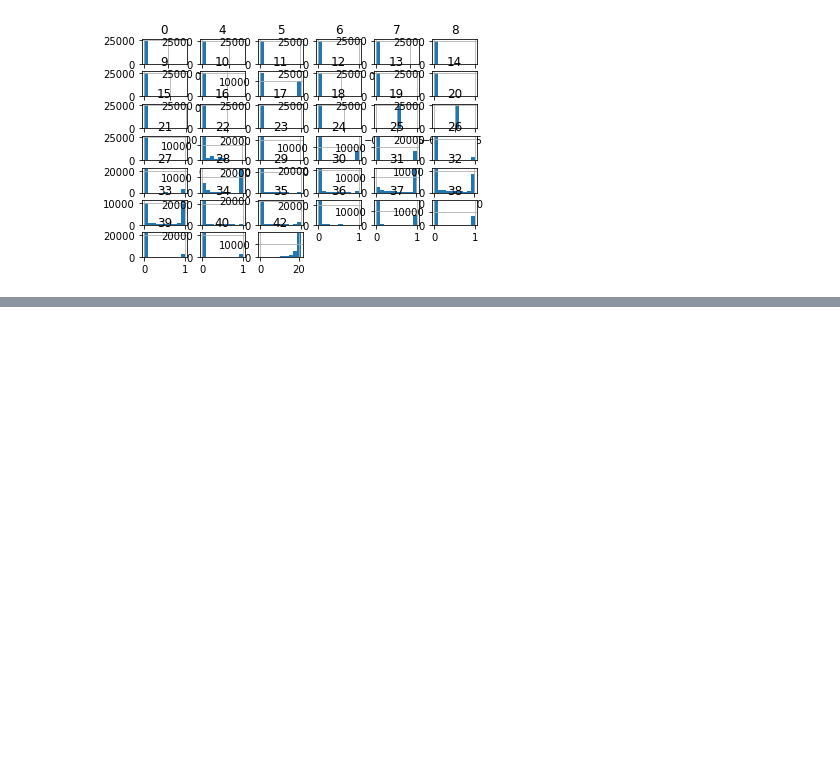
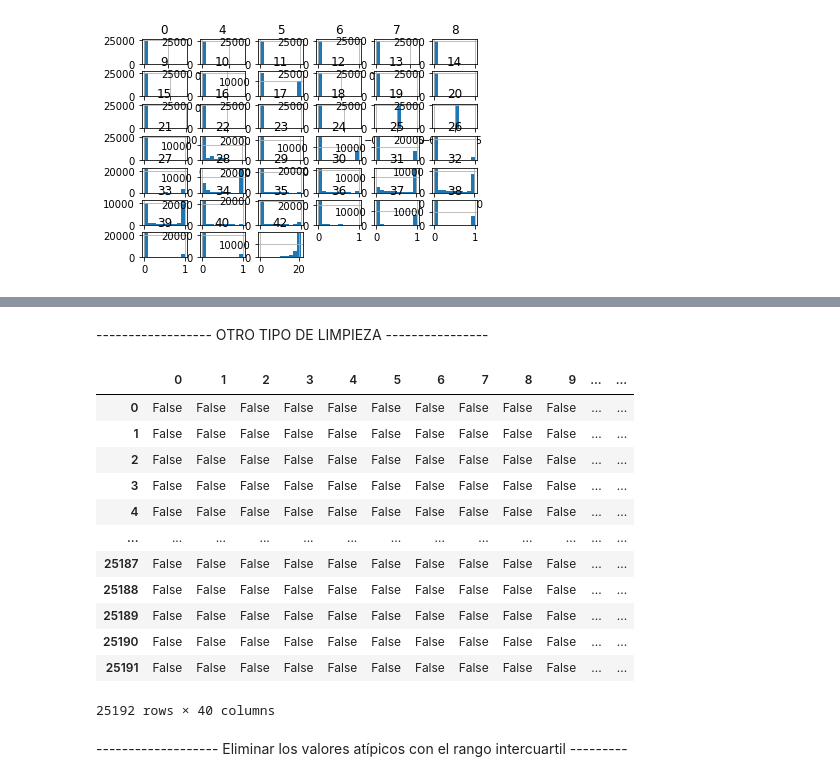
Before and after one commit to Rofkey/TFM_Bagging_Model, a Jupyter notebook: delaLlave_Ruben_Bagging.ipynb, the cells around one changed output, grey strips where cells are left out. Cells and saved outputs as stored; diff of their text form; code cells hidden in the pictures; blank space fills up the shorter version.

```diff
--- a/delaLlave_Ruben_Bagging.ipynb
+++ b/delaLlave_Ruben_Bagging.ipynb
@@ -84,0 +130,3 @@ plt.show()
+# %%
+#Limpieza de informacion, las columnas 19 y 20 son 0 o NaN
+dataset.drop(columns=[19, 20], axis=1, inplace=True)
@@ -84,0 +146,43 @@ plt.show()
+# %% [markdown]
+------------------ OTRO TIPO DE LIMPIEZA ----------------
+# %%
+# visualizar si la suma de cada columna da null
+dataset.isnull().sum()
+
+#visualizar si algun dato es Nan
+dataset.isna()
+
+#Si hay algun dato usar:
+#Remove null values
+#dataset.dropna(inplace = True)
+
+#Drop the rows only if all of the values in the row are missing
+#dataset.dropna(how='all',inplace=True)
+
+#Drop a column (variable) that has some missing values.
+#dataset.dropna(axis=1,inplace=True)
+
+#Replace with mean. Suitable for continuous data without outliers
+#dataset.Column_Name.fillna(dataset.Column_Name.mean(),inplace=True)
+
+#Replace with median. Suitable for continuous data with outliers
+#dataset.Column_Name.fillna(dataset.Column_Name.median(),inplace=True)
+
+#For categorical feature you can select to fill in the missing values with the most common value (Mode)
+#dataset.Column_Name.fillna(dataset.Column_Name.mode()[0], inplace=True)
+# %% [output]
+|  | 0 | 1 | 2 | 3 | 4 | 5 | 6 | 7 | 8 | 9 | ... | ... |
+| 0 | False | False | False | False | False | False | False | False | False | False | ... | ... |
+| 1 | False | False | False | False | False | False | False | False | False | False | ... | ... |
+| 2 | False | False | False | False | False | False | False | False | False | False | ... | ... |
+| 3 | False | False | False | False | False | False | False | False | False | False | ... | ... |
+| 4 | False | False | False | False | False | False | False | False | False | False | ... | ... |
+| ... | ... | ... | ... | ... | ... | ... | ... | ... | ... | ... | ... | ... |
+| 25187 | False | False | False | False | False | False | False | False | False | False | ... | ... |
+| 25188 | False | False | False | False | False | False | False | False | False | False | ... | ... |
+| 25189 | False | False | False | False | False | False | False | False | False | False | ... | ... |
+| 25190 | False | False | False | False | False | False | False | False | False | False | ... | ... |
+| 25191 | False | False | False | False | False | False | False | False | False | False | ... | ... |
+25192 rows × 40 columns
+# %% [markdown]
+------------------- Eliminar los valores atípicos con el rango intercuartil ---------
```
Also changed, not shown: parts of 21 cells of this notebook.
